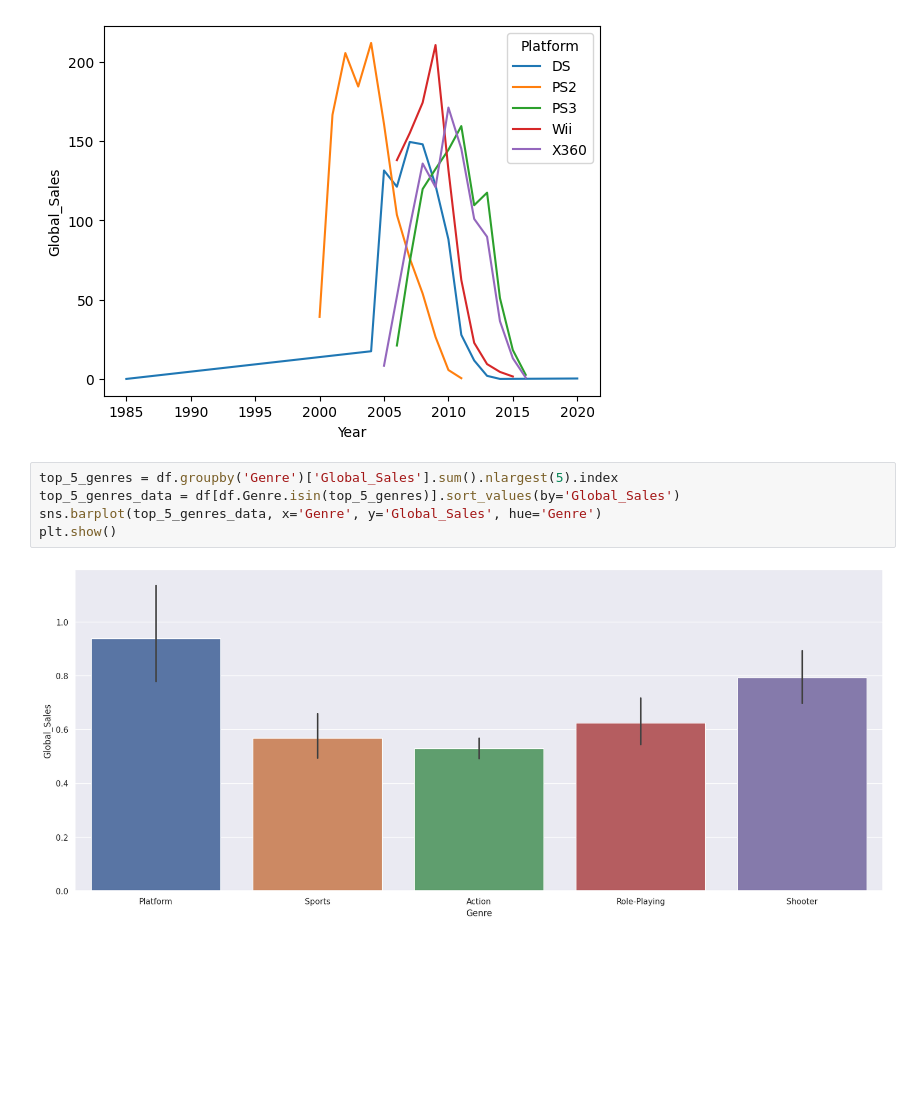
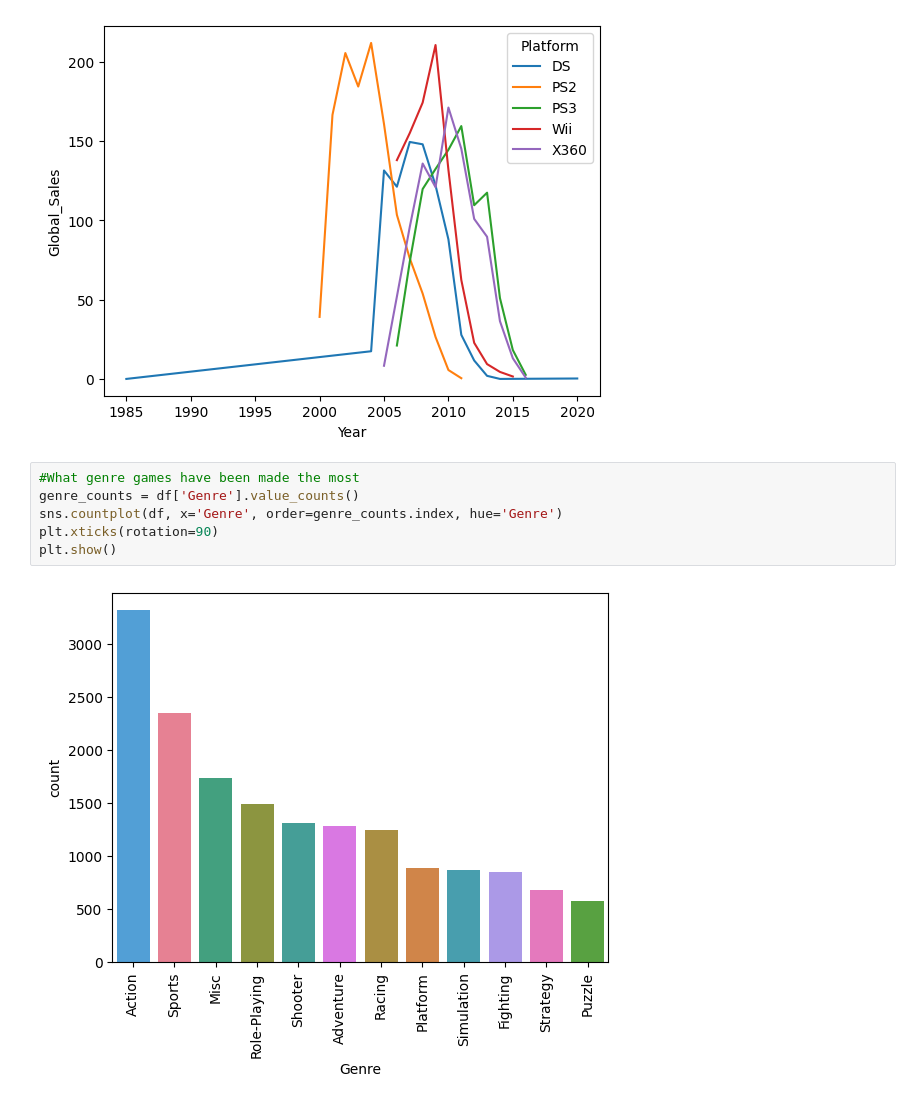
Before and after one commit to cafesmire/notebooks, a Jupyter notebook: video_game_sales/videogame_eda.ipynb, the cells around one changed output. Drawn from its saved outputs; the diff is of its cells as text; blank space fills up the shorter version.

```diff
--- a/video_game_sales/videogame_eda.ipynb
+++ b/video_game_sales/videogame_eda.ipynb
@@ -170,10 +170,11 @@ sns.lineplot(top_5_platforms_data, x='Year', y='Global_Sales', hue='Platform')
 plt.show()
 # %% [output]
 [figure]
-# %%
-top_5_genres = df.groupby('Genre')['Global_Sales'].sum().nlargest(5).index
-top_5_genres_data = df[df.Genre.isin(top_5_genres)].sort_values(by='Global_Sales')
-sns.barplot(top_5_genres_data, x='Genre', y='Global_Sales', hue='Genre')
-plt.show()
-# %% [output]
-[figure, removed]
+# %%
+#What genre games have been made the most
+genre_counts = df['Genre'].value_counts()
+sns.countplot(df, x='Genre', order=genre_counts.index, hue='Genre')
+plt.xticks(rotation=90)
+plt.show()
+# %% [output]
+[figure, added]
```
Also changed, not shown: parts of 5 cells of this notebook.
